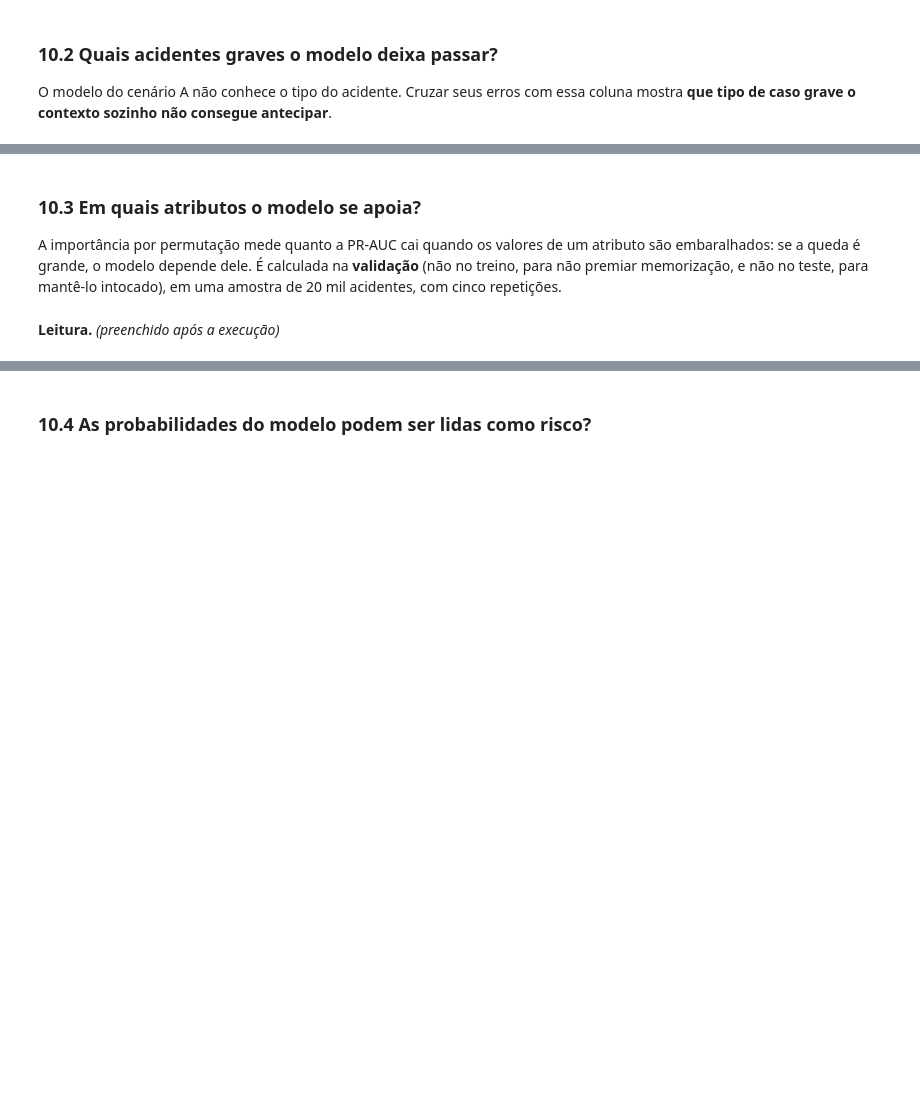
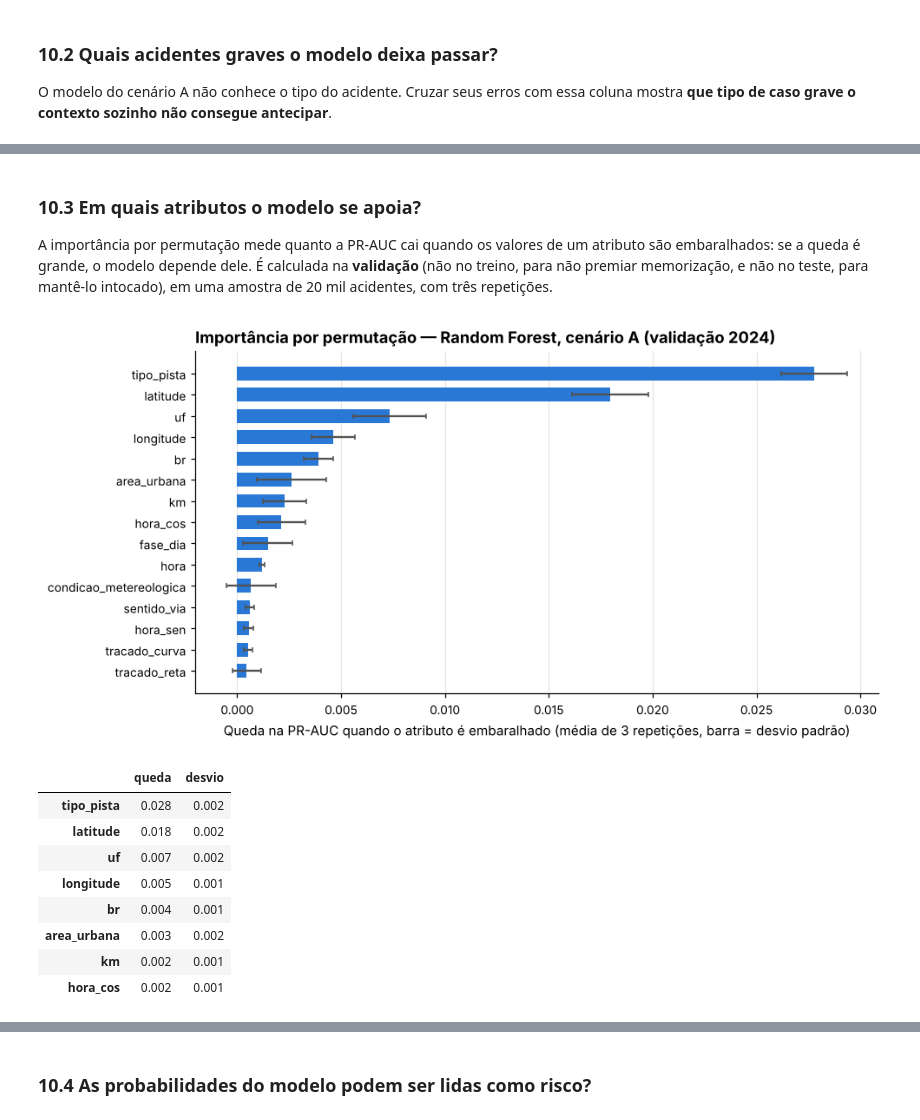
Before and after one commit to JoaoPedroLuz12/AcidentesPRF, a Jupyter notebook: notebook/acidentes_prf_gravidade.ipynb, the cells around one changed output, grey strips where cells are left out. Drawn from its saved outputs; the diff is of its cells as text; code cells hidden in the pictures; blank space fills up the shorter version.

```diff
--- a/notebook/acidentes_prf_gravidade.ipynb
+++ b/notebook/acidentes_prf_gravidade.ipynb
@@ -192,7 +238,7 @@ A função `preparar` aplica transformações que dependem **apenas da própria
 ELEMENTOS_TRACADO = ["Reta", "Curva", "Aclive", "Declive", "Interseção de Vias", "Rotatória", "Ponte",
                      "Viaduto", "Túnel", "Retorno Regulamentado", "Desvio Temporário", "Em Obras"]
 NOME_TRACADO = {e: "tracado_" + e.lower().replace(" de vias", "").replace(" regulamentado", "")
-                .replace(" temporário", "").replace(" ", "_").replace("ç", "c").replace("ã", "a").replace("ú", "u")
+                .replace(" temporário", "").replace(" ", "_").replace("ç", "c").replace("ã", "a").replace("ú", "u").replace("ó", "o")
                 for e in ELEMENTOS_TRACADO}
 REGIAO = {**dict.fromkeys(["AC", "AM", "AP", "PA", "RO", "RR", "TO"], "Norte"),
           **dict.fromkeys(["AL", "BA", "CE", "MA", "PB", "PE", "PI", "RN", "SE"], "Nordeste"),
@@ -759,20 +978,30 @@ perfil.round(1)
 # %% [markdown]
 ### 10.3 Em quais atributos o modelo se apoia?
 
-A importância por permutação mede quanto a PR-AUC cai quando os valores de um atributo são embaralhados: se a queda é grande, o modelo depende dele. É calculada na **validação** (não no treino, para não premiar memorização, e não no teste, para mantê-lo intocado), em uma amostra de 20 mil acidentes, com cinco repetições.
+A importância por permutação mede quanto a PR-AUC cai quando os valores de um atributo são embaralhados: se a queda é grande, o modelo depende dele. É calculada na **validação** (não no treino, para não premiar memorização, e não no teste, para mantê-lo intocado), em uma amostra de 20 mil acidentes, com três repetições.
 # %%
 amostra = validacao.sample(20000, random_state=SEMENTE)
 importancia = permutation_importance(modelos[CHAVE], amostra[colunas_a], amostra["grave"], scoring="average_precision",
-                                     n_repeats=5, random_state=SEMENTE, n_jobs=-1)
+                                     n_repeats=3, random_state=SEMENTE, n_jobs=-1)
 imp = pd.DataFrame({"queda": importancia.importances_mean, "desvio": importancia.importances_std}, index=colunas_a)
 imp = imp.sort_values("queda").tail(15)
 
 fig, ax = plt.subplots(figsize=(9, 4.6))
 ax.barh(imp.index, imp["queda"], xerr=imp["desvio"], color=AZUL, height=0.65, ecolor="#52514e", capsize=2)
 ax.set_title("Importância por permutação — Random Forest, cenário A (validação 2024)")
-ax.set_xlabel("Queda na PR-AUC quando o atributo é embaralhado (média de 5 repetições, barra = desvio padrão)")
+ax.set_xlabel("Queda na PR-AUC quando o atributo é embaralhado (média de 3 repetições, barra = desvio padrão)")
 ax.grid(axis="y", visible=False)
 plt.tight_layout()
 plt.show()
+imp.sort_values("queda", ascending=False).head(8).round(4)
+# %% [output]
+[figure, added]
+|  | queda | desvio |
+| tipo_pista | 0.028 | 0.002 |
+| latitude | 0.018 | 0.002 |
+| uf | 0.007 | 0.002 |
+| longitude | 0.005 | 0.001 |
+| br | 0.004 | 0.001 |
+| area_urbana | 0.003 | 0.002 |
+| km | 0.002 | 0.001 |
+| hora_cos | 0.002 | 0.001 |
-# %% [markdown]
-**Leitura.** *(preenchido após a execução)*
```
Also changed, not shown: parts of 54 cells of this notebook.
